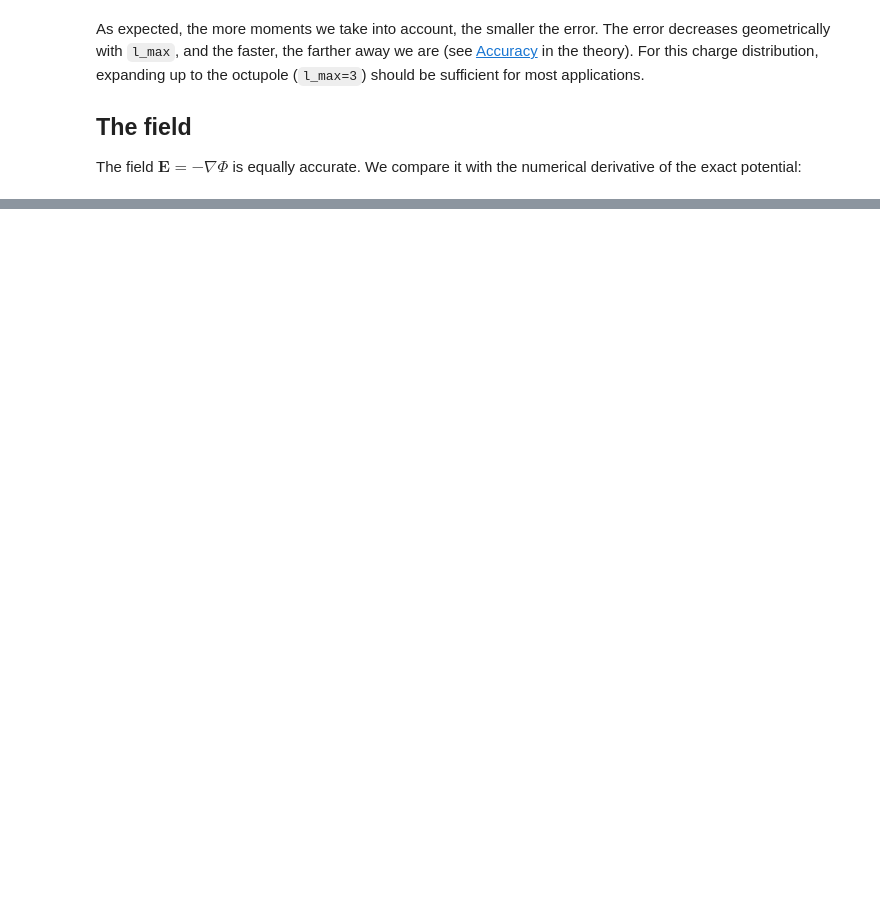
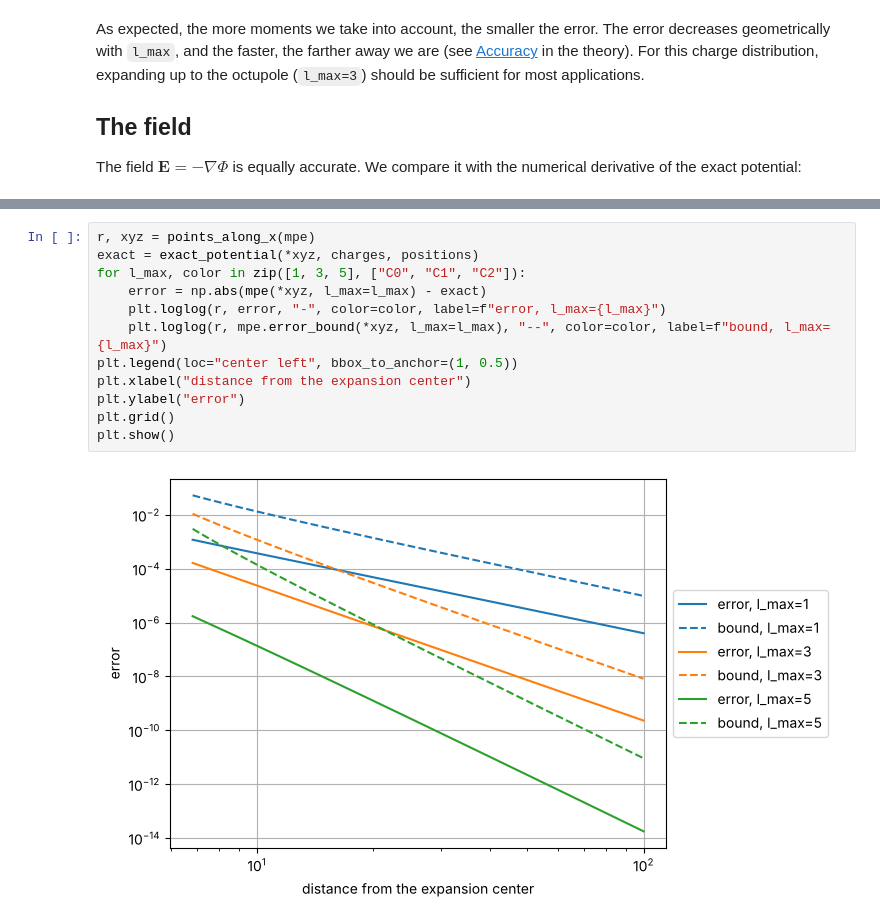
Before and after one commit to maroba/multipoles, a Jupyter notebook: docs/accuracy.ipynb, the cells around one changed output, grey strips where cells are left out. Cells and saved outputs as stored; diff of their text form; blank space fills up the shorter version.

```diff
--- a/docs/accuracy.ipynb
+++ b/docs/accuracy.ipynb
@@ -147,0 +154,14 @@ plt.show()
+# %%
+r, xyz = points_along_x(mpe)
+exact = exact_potential(*xyz, charges, positions)
+for l_max, color in zip([1, 3, 5], ["C0", "C1", "C2"]):
+    error = np.abs(mpe(*xyz, l_max=l_max) - exact)
+    plt.loglog(r, error, "-", color=color, label=f"error, l_max={l_max}")
+    plt.loglog(r, mpe.error_bound(*xyz, l_max=l_max), "--", color=color, label=f"bound, l_max={l_max}")
+plt.legend(loc="center left", bbox_to_anchor=(1, 0.5))
+plt.xlabel("distance from the expansion center")
+plt.ylabel("error")
+plt.grid()
+plt.show()
+# %% [output]
+[figure, added]
```
Also changed, not shown: parts of 8 cells of this notebook, 9 other files.
